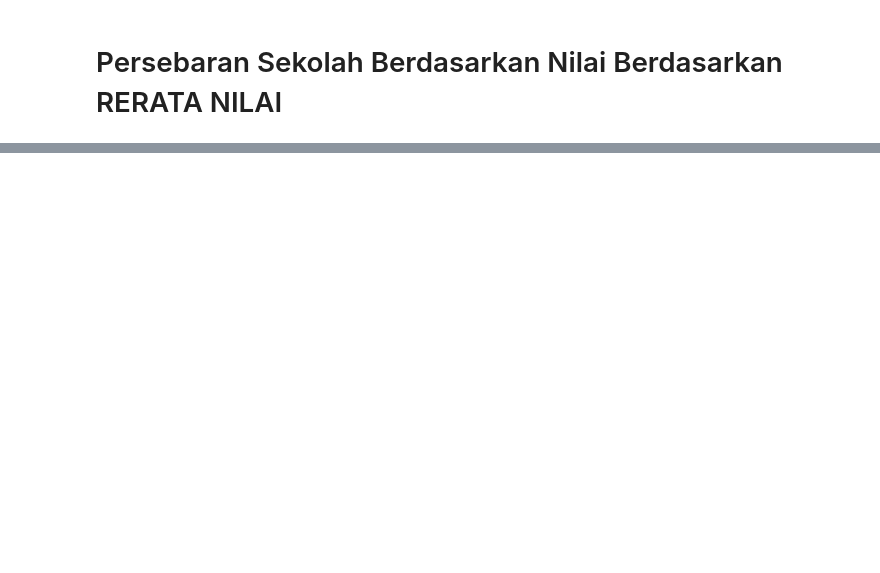
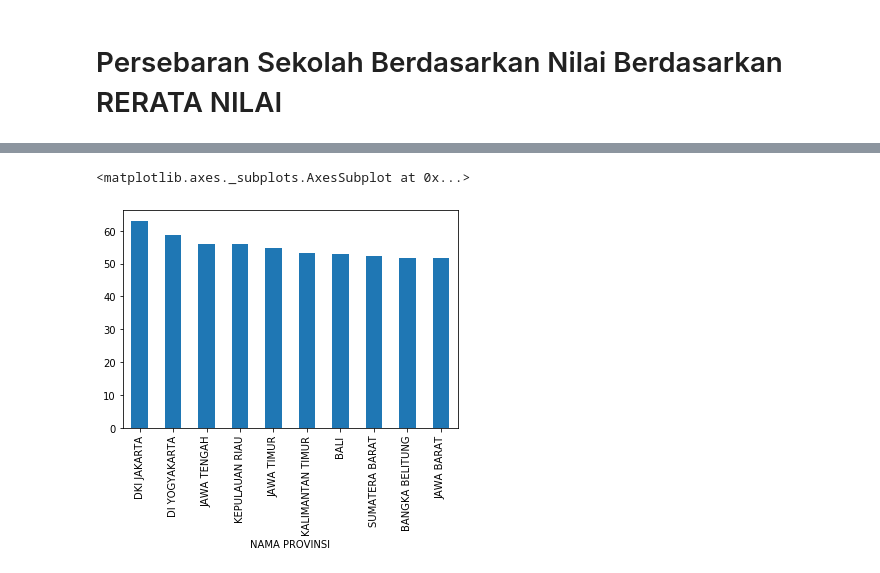
Before and after one commit to MohammadFebriyanto/datasummit, a Jupyter notebook: kode.ipynb, the cells around one changed output, grey strips where cells are left out. Cells and saved outputs as stored; diff of their text form; code cells hidden in the pictures; blank space fills up the shorter version.

```diff
--- a/kode.ipynb
+++ b/kode.ipynb
@@ -42,0 +50,16 @@ ax = data.plot.bar(x='Kategori', y='Frekuensi', rot=0)
+# %%
+dfpro1 = pd.read_excel('PROV_IPA.xlsx')
+dfpro2 = pd.read_excel('PROV_BAHASA.xlsx')
+dfpro3 = pd.read_excel('PROV_IPS.xlsx')
+dfpro4 = pd.read_excel('PROV_KEAGAMAAN.xlsx')
+dfpro5 = pd.read_excel('PROV_KATOLIK.xlsx')
+dfpro6 = pd.read_excel('PROV_PROTESTAN.xlsx')
+
+dfpro = pd.concat([dfpro1,dfpro2,dfpro3,dfpro4,dfpro5,dfpro6])
+
+#dfpro.head()
+# %%
+dfpro = dfpro.dropna()
+dfpro = dfpro[dfpro['RERATA NILAI'] != '-']
+dfpro['RERATA NILAI'] = dfpro['RERATA NILAI'].astype(float)
+dfpro.describe()
@@ -42,0 +76,6 @@ ax = data.plot.bar(x='Kategori', y='Frekuensi', rot=0)
+# %%
+dfpro.groupby(['NAMA PROVINSI']).mean()['RERATA NILAI'].sort_values(ascending = False).head(10).plot(kind='bar')
+#dfpro.sort_values('RERATA NILAI')
+# %% [output]
+<matplotlib.axes._subplots.AxesSubplot at 0x...>
+[figure, added]
```
Also changed, not shown: parts of 18 cells of this notebook.
